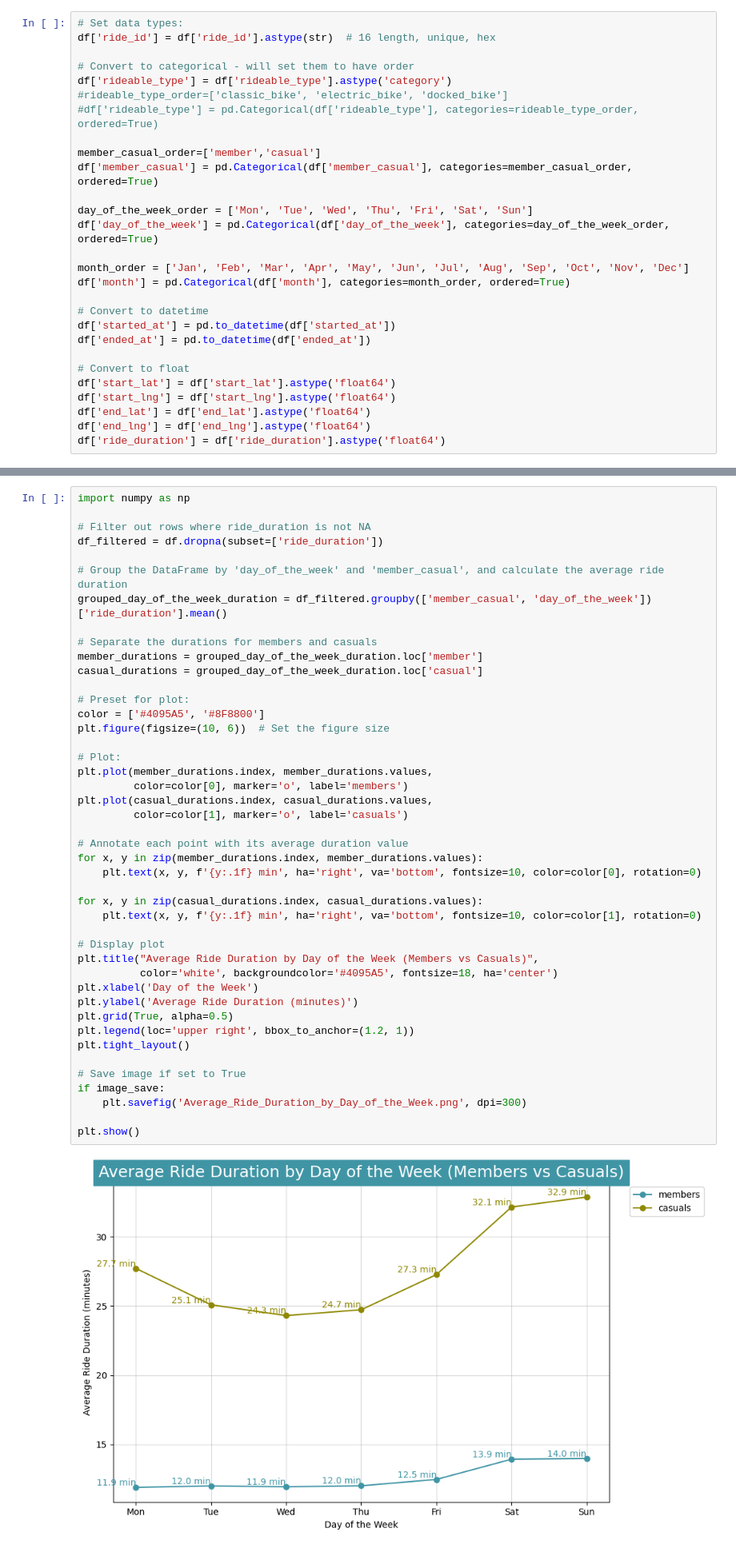
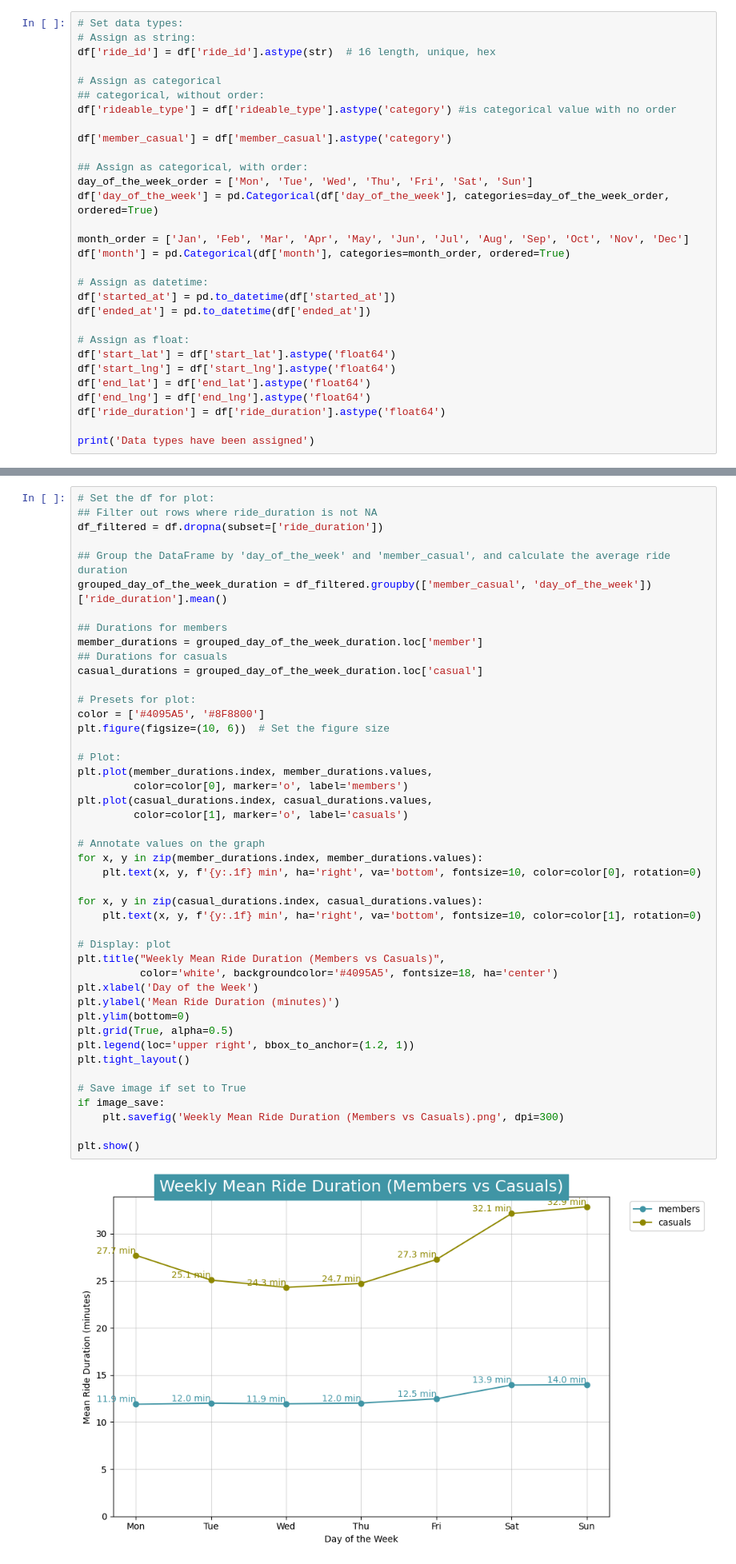
Before and after one commit to D-Danos/Cyclistic-Bike-Share-Data-Analysis-Case-Study, a Jupyter notebook: Python_Cyclistic_bike-share_data_analysis.ipynb, the cells around one changed output, grey strips where cells are left out. Shown at 80% size. Saved outputs shown, nothing was run; the diff lists cells and outputs as text.

```diff
--- a/Python_Cyclistic_bike-share_data_analysis.ipynb
+++ b/Python_Cyclistic_bike-share_data_analysis.ipynb
@@ -163,29 +165,31 @@ print(df)
 ### 2.2.1 Assigning Data Types
 # %%
 # Set data types:
+# Assign as string:
 df['ride_id'] = df['ride_id'].astype(str)  # 16 length, unique, hex
 
-# Convert to categorical - will set them to have order
-df['rideable_type'] = df['rideable_type'].astype('category')
-#rideable_type_order=['classic_bike', 'electric_bike', 'docked_bike']
-#df['rideable_type'] = pd.Categorical(df['rideable_type'], categories=rideable_type_order, ordered=True)
+# Assign as categorical
+## categorical, without order:
+df['rideable_type'] = df['rideable_type'].astype('category') #is categorical value with no order
 
-member_casual_order=['member','casual']
-df['member_casual'] = pd.Categorical(df['member_casual'], categories=member_casual_order, ordered=True)
+df['member_casual'] = df['member_casual'].astype('category')
 
+## Assign as categorical, with order:
 day_of_the_week_order = ['Mon', 'Tue', 'Wed', 'Thu', 'Fri', 'Sat', 'Sun']
 df['day_of_the_week'] = pd.Categorical(df['day_of_the_week'], categories=day_of_the_week_order, ordered=True)
 
 month_order = ['Jan', 'Feb', 'Mar', 'Apr', 'May', 'Jun', 'Jul', 'Aug', 'Sep', 'Oct', 'Nov', 'Dec']
 df['month'] = pd.Categorical(df['month'], categories=month_order, ordered=True)
 
-# Convert to datetime
+# Assign as datetime:
 df['started_at'] = pd.to_datetime(df['started_at'])
 df['ended_at'] = pd.to_datetime(df['ended_at'])
 
-# Convert to float
+# Assign as float:
 df['start_lat'] = df['start_lat'].astype('float64')
 df['start_lng'] = df['start_lng'].astype('float64')
 df['end_lat'] = df['end_lat'].astype('float64')
 df['end_lng'] = df['end_lng'].astype('float64')
 df['ride_duration'] = df['ride_duration'].astype('float64')
+
+print('Data types have been assigned')
@@ -584,49 +614,50 @@ plt.show()
 # %%
-import numpy as np
-
-# Filter out rows where ride_duration is not NA
+# Set the df for plot:
+## Filter out rows where ride_duration is not NA
 df_filtered = df.dropna(subset=['ride_duration'])
 
-# Group the DataFrame by 'day_of_the_week' and 'member_casual', and calculate the average ride duration
+## Group the DataFrame by 'day_of_the_week' and 'member_casual', and calculate the average ride duration
 grouped_day_of_the_week_duration = df_filtered.groupby(['member_casual', 'day_of_the_week'])['ride_duration'].mean()
 
-# Separate the durations for members and casuals
+## Durations for members
 member_durations = grouped_day_of_the_week_duration.loc['member']
+## Durations for casuals
 casual_durations = grouped_day_of_the_week_duration.loc['casual']
 
-# Preset for plot:
+# Presets for plot:
 color = ['#4095A5', '#8F8800']
 plt.figure(figsize=(10, 6))  # Set the figure size
 
 # Plot:
 plt.plot(member_durations.index, member_durations.values,
          color=color[0], marker='o', label='members')
 plt.plot(casual_durations.index, casual_durations.values,
          color=color[1], marker='o', label='casuals')
 
-# Annotate each point with its average duration value
+# Annotate values on the graph
 for x, y in zip(member_durations.index, member_durations.values):
     plt.text(x, y, f'{y:.1f} min', ha='right', va='bottom', fontsize=10, color=color[0], rotation=0)
 
 for x, y in zip(casual_durations.index, casual_durations.values):
     plt.text(x, y, f'{y:.1f} min', ha='right', va='bottom', fontsize=10, color=color[1], rotation=0)
 
-# Display plot
-plt.title("Average Ride Duration by Day of the Week (Members vs Casuals)",
+# Display: plot
+plt.title("Weekly Mean Ride Duration (Members vs Casuals)",
           color='white', backgroundcolor='#4095A5', fontsize=18, ha='center')
 plt.xlabel('Day of the Week')
-plt.ylabel('Average Ride Duration (minutes)')
+plt.ylabel('Mean Ride Duration (minutes)')
+plt.ylim(bottom=0)
 plt.grid(True, alpha=0.5)
 plt.legend(loc='upper right', bbox_to_anchor=(1.2, 1))
 plt.tight_layout()
 
 # Save image if set to True
 if image_save:
-    plt.savefig('Average_Ride_Duration_by_Day_of_the_Week.png', dpi=300)
+    plt.savefig('Weekly Mean Ride Duration (Members vs Casuals).png', dpi=300)
 
 plt.show()
 # %% [output]
-[figure, old version]
+[figure, new version]
 # %% [markdown]
 <b>Main Takeaways</b>
 <ul>
```
Also changed, not shown: parts of 41 cells of this notebook.
